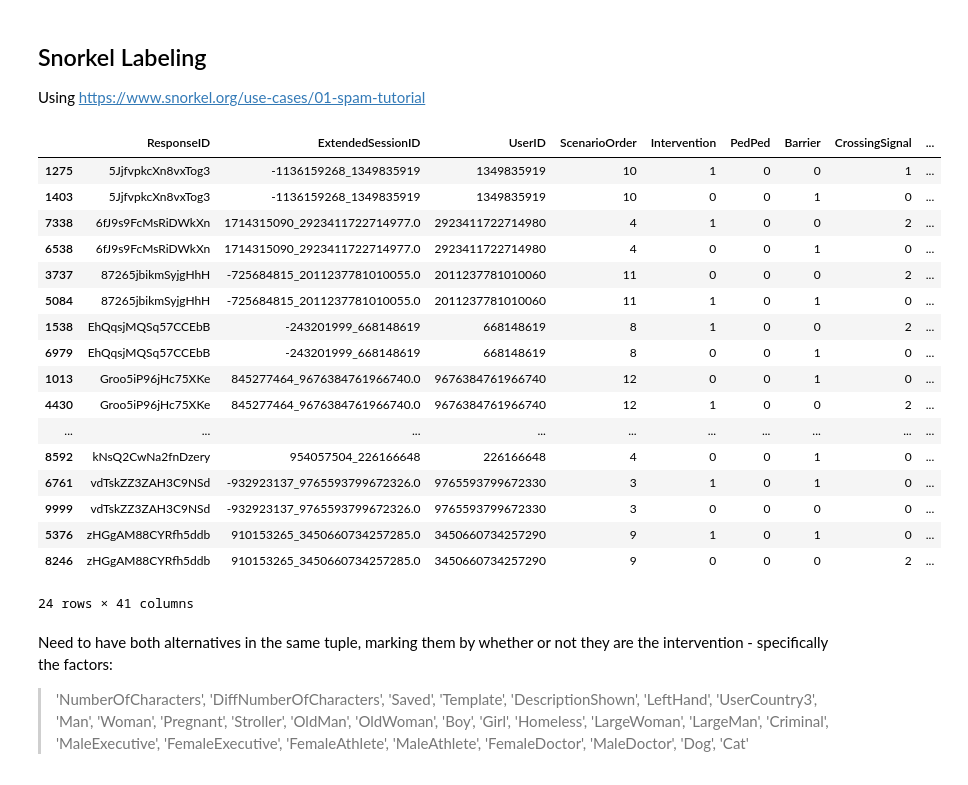
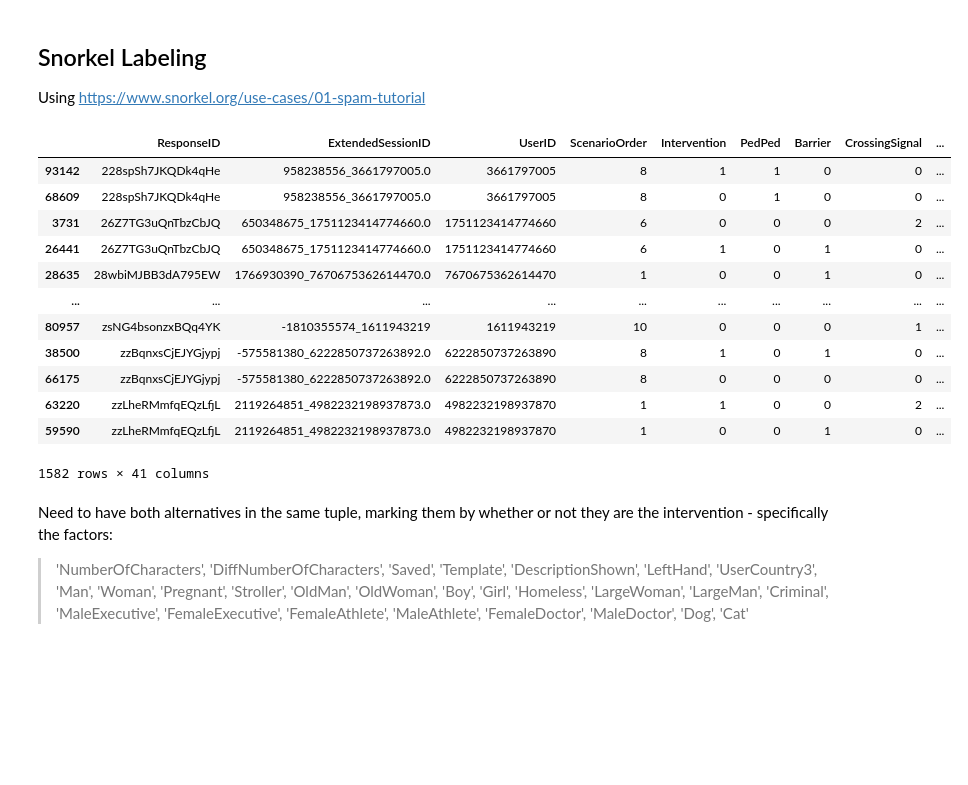
Before and after one commit to ryansteed/heuristic-moral-machine, a Jupyter notebook: jupyter/exploration.ipynb, the cells around one changed output. Drawn from its saved outputs; the diff is of its cells as text; code cells hidden in the pictures; blank space fills up the shorter version.

```diff
--- a/jupyter/exploration.ipynb
+++ b/jupyter/exploration.ipynb
@@ -55,36 +55,31 @@ Using https://www.snorkel.org/use-cases/01-spam-tutorial
 # %%
 # query random sample of responses grouped by ResponseID; only take responses for which both instances are present
 query = """
     --SELECT * FROM (
         SELECT * FROM sharedresponses
             WHERE ScenarioTypeStrict LIKE 'Random'
         ORDER BY RANDOM()
-        LIMIT 10000
+        LIMIT 100000
     --)
     --GROUP BY ResponseID, ExtendedSessionID, UserID
     --HAVING COUNT(ResponseID) > 1
 """
 df = pd.read_sql(query, con=engine).groupby(by='ResponseID').filter(lambda g: g.shape[0] > 1).sort_values('ResponseID')
 df
 # %% [output]
 |  | ResponseID | ExtendedSessionID | UserID | ScenarioOrder | Intervention | PedPed | Barrier | CrossingSignal | ... |
-| 1275 | 5JjfvpkcXn8vxTog3 | -1136159268_1349835919 | 1349835919 | 10 | 1 | 0 | 0 | 1 | ... |
-| 1403 | 5JjfvpkcXn8vxTog3 | -1136159268_1349835919 | 1349835919 | 10 | 0 | 0 | 1 | 0 | ... |
-| 7338 | 6fJ9s9FcMsRiDWkXn | 1714315090_2923411722714977.0 | 2923411722714980 | 4 | 1 | 0 | 0 | 2 | ... |
-| 6538 | 6fJ9s9FcMsRiDWkXn | 1714315090_2923411722714977.0 | 2923411722714980 | 4 | 0 | 0 | 1 | 0 | ... |
-| 3737 | 87265jbikmSyjgHhH | -725684815_2011237781010055.0 | 2011237781010060 | 11 | 0 | 0 | 0 | 2 | ... |
-| 5084 | 87265jbikmSyjgHhH | -725684815_2011237781010055.0 | 2011237781010060 | 11 | 1 | 0 | 1 | 0 | ... |
-| 1538 | EhQqsjMQSq57CCEbB | -243201999_668148619 | 668148619 | 8 | 1 | 0 | 0 | 2 | ... |
-| 6979 | EhQqsjMQSq57CCEbB | -243201999_668148619 | 668148619 | 8 | 0 | 0 | 1 | 0 | ... |
-| 1013 | Groo5iP96jHc75XKe | 845277464_9676384761966740.0 | 9676384761966740 | 12 | 0 | 0 | 1 | 0 | ... |
-| 4430 | Groo5iP96jHc75XKe | 845277464_9676384761966740.0 | 9676384761966740 | 12 | 1 | 0 | 0 | 2 | ... |
+| 93142 | 228spSh7JKQDk4qHe | 958238556_3661797005.0 | 3661797005 | 8 | 1 | 1 | 0 | 0 | ... |
+| 68609 | 228spSh7JKQDk4qHe | 958238556_3661797005.0 | 3661797005 | 8 | 0 | 1 | 0 | 0 | ... |
+| 3731 | 26Z7TG3uQnTbzCbJQ | 650348675_1751123414774660.0 | 1751123414774660 | 6 | 0 | 0 | 0 | 2 | ... |
+| 26441 | 26Z7TG3uQnTbzCbJQ | 650348675_1751123414774660.0 | 1751123414774660 | 6 | 1 | 0 | 1 | 0 | ... |
+| 28635 | 28wbiMJBB3dA795EW | 1766930390_7670675362614470.0 | 7670675362614470 | 1 | 0 | 0 | 1 | 0 | ... |
 | ... | ... | ... | ... | ... | ... | ... | ... | ... | ... |
-| 8592 | kNsQ2CwNa2fnDzery | 954057504_226166648 | 226166648 | 4 | 0 | 0 | 1 | 0 | ... |
-| 6761 | vdTskZZ3ZAH3C9NSd | -932923137_9765593799672326.0 | 9765593799672330 | 3 | 1 | 0 | 1 | 0 | ... |
-| 9999 | vdTskZZ3ZAH3C9NSd | -932923137_9765593799672326.0 | 9765593799672330 | 3 | 0 | 0 | 0 | 0 | ... |
-| 5376 | zHGgAM88CYRfh5ddb | 910153265_3450660734257285.0 | 3450660734257290 | 9 | 1 | 0 | 1 | 0 | ... |
-| 8246 | zHGgAM88CYRfh5ddb | 910153265_3450660734257285.0 | 3450660734257290 | 9 | 0 | 0 | 0 | 2 | ... |
+| 80957 | zsNG4bsonzxBQq4YK | -1810355574_1611943219 | 1611943219 | 10 | 0 | 0 | 0 | 1 | ... |
+| 38500 | zzBqnxsCjEJYGjypj | -575581380_6222850737263892.0 | 6222850737263890 | 8 | 1 | 0 | 1 | 0 | ... |
+| 66175 | zzBqnxsCjEJYGjypj | -575581380_6222850737263892.0 | 6222850737263890 | 8 | 0 | 0 | 0 | 0 | ... |
+| 63220 | zzLheRMmfqEQzLfjL | 2119264851_4982232198937873.0 | 4982232198937870 | 1 | 1 | 0 | 0 | 2 | ... |
+| 59590 | zzLheRMmfqEQzLfjL | 2119264851_4982232198937873.0 | 4982232198937870 | 1 | 0 | 0 | 1 | 0 | ... |
-24 rows × 41 columns
+1582 rows × 41 columns
 # %% [markdown]
 Need to have both alternatives in the same tuple, marking them by whether or not they are the intervention - specifically the factors:
 > 'NumberOfCharacters', 'DiffNumberOfCharacters', 'Saved', 'Template', 'DescriptionShown',
```
Also changed, not shown: parts of 16 cells of this notebook, 2 other files.
